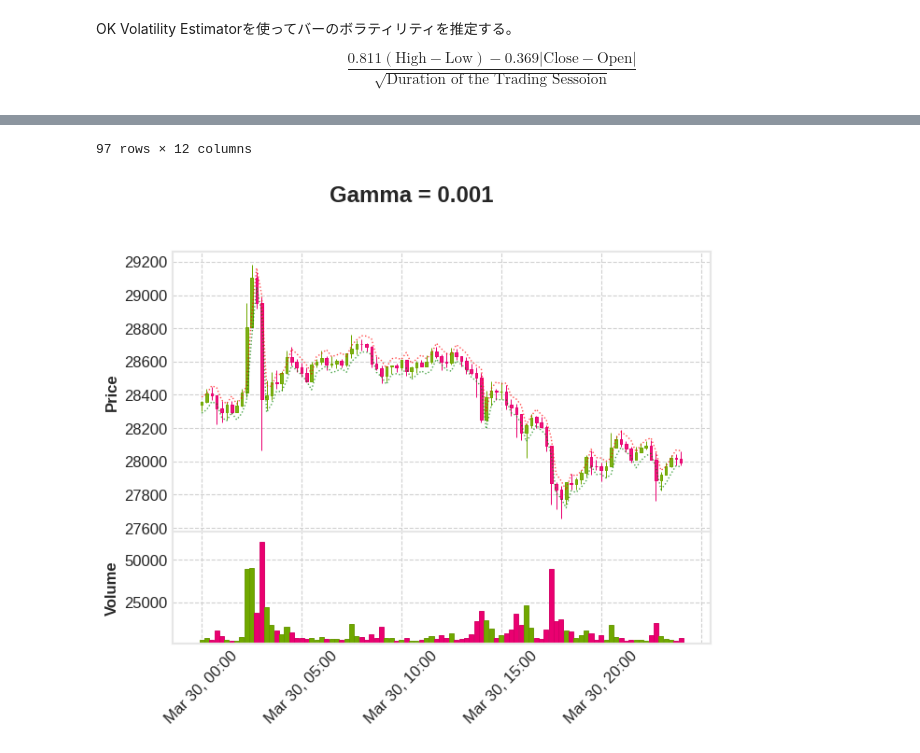
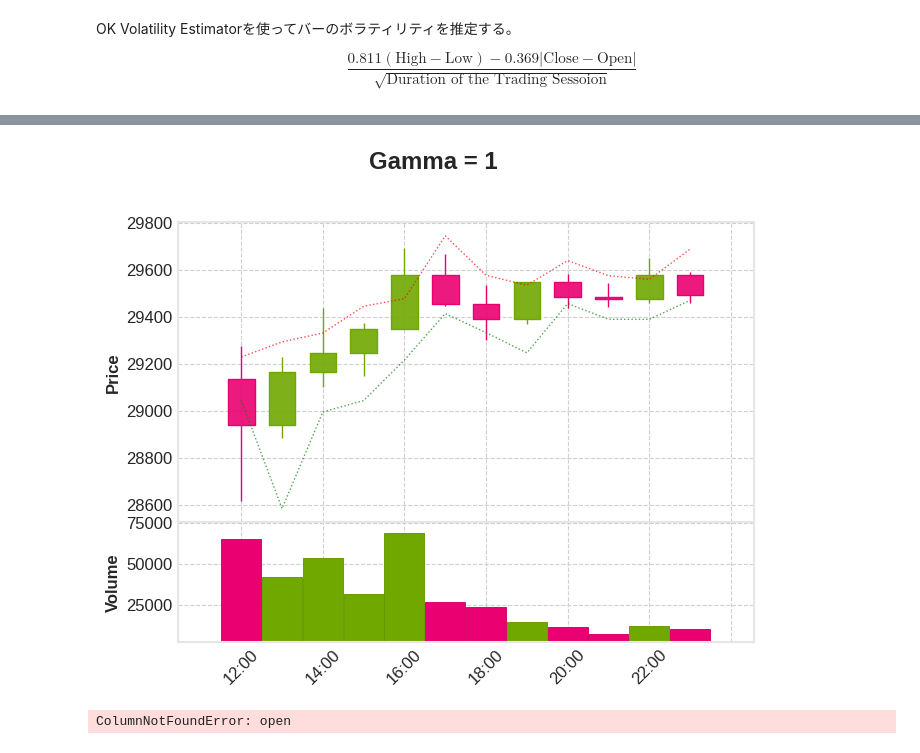
Before and after one commit to WannabeBotter/binance_utility, a Jupyter notebook: test.ipynb, the cells around one changed output, grey strips where cells are left out. Drawn from its saved outputs; the diff is of its cells as text; code cells hidden in the pictures.

```diff
--- a/test.ipynb
+++ b/test.ipynb
@@ -9,12 +9,12 @@ from datetime import date, timedelta, datetime, timezone
 
 from binance_utility.plot_utils import plot_correlation
 # %%
-# 約定履歴21日分を読み込む
+# 約定履歴21日分を読み込む。あらかじめdownload_trades.pyを使ってデータファイルをダウンロードしておくこと。
 days = 21
 symbol = "BTCUSDT"
 
 # 指定日から30日前までのデータを使いたい場合
-last_date = date(year=2023, month=3, day=31)
+last_date = date(year=2023, month=5, day=5)
 # 昨日から30日前までのデータを使いたい場合
 # last_date = (datetime.now(timezone.utc) - timedelta(days = 2)).date()
 start_date = last_date - timedelta(days=days)
@@ -22,8 +22,8 @@ start_date = last_date - timedelta(days=days)
 if "df_trades" in globals():
     del df_trades
 df_trades = None
+date_cursor = start_date
 
-date_cursor = start_date
 while date_cursor <= last_date:
     if df_trades is None:
         df_trades = pl.read_parquet(f"/home/jovyan/work/binance_utility/data/{symbol}_TRADES_{date_cursor.year:04d}-{date_cursor.month:02d}-{date_cursor.day:02d}.parquet")
@@ -49,6 +36,6 @@ shape: (9, 10)
 # %%
 # タイムバーを作成
-groupby_interval_min = 15
+groupby_interval_min = 30
 groupby_interval = groupby_interval_min * 60 * 1000
 
 df_timebar = df_trades.groupby_dynamic("timestamp", every=f"{int(groupby_interval)}i", closed="left").agg([pl.col("price").first().alias("Open"), pl.col("price").max().alias("High"), pl.col("price").min().alias("Low"), pl.col("price").last().alias("Close"), np.abs(pl.col("qty")).sum().alias("Volume"), pl.col("qty").sum().alias("qty_sum"), (pl.col("price").std() / np.sqrt(60)).alias("real_sigma")])
@@ -144,14 +131,14 @@ $$
 # %%
 # 各種定数
 Lambda = 1 / (15 * 60)
-a, alpha = [31.25918265, 0.81996346]
-b, c = [3.66447183e+01, 1.22613802e-02]
+a, alpha = [226.98638124, 1.1254549]
+b, c = [3.0534806e+01, 1.2302710e-02]
 
 # 定数から A exp(-k \delta)で利用するパラメータを計算
 A = Lambda / alpha * a / c
 k = alpha / b
 
-gamma = 0.001
+gamma = 1
 xi = gamma
 delta = 1
 
@@ -162,6 +149,6 @@ def delta_b_delta_a_with_xi(k, q, delta, sigma, A, gamma):
     return 2 / (xi * delta) * np.log(1 + (xi * delta) / k) + delta * np.sqrt((gamma * (sigma * np.sqrt(groupby_interval_min * 60)) ** 2) / (2 * A * delta * k) * np.power((1 + (xi * delta) / k), k / (xi * delta) + 1))
 
 df_timebar = df_timebar.with_columns((delta_b_delta_a_with_xi(k, 0, delta, pl.col("estimated_sigma").shift(), A, gamma).alias("delta_b_delta_a_xi")))
-df_timebar = df_timebar.with_columns((delta_b_delta_a(k, 0, delta, pl.col("estimated_sigma").shift(), A, gamma).alias("delta_b_delta_a")))
+df_timebar = df_timebar.with_columns((delta_b_delta_a(k, 0, delta, pl.col("estimated_sigma").shift(), A, gamma).alias("delta_b_delta_a"))).drop_nulls()
 df_timebar
 # %% [output]
@@ -197,14 +184,12 @@ import mplfinance as mpf
 df_timebar_pd = df_timebar.to_pandas()
 df_timebar_pd["timestamp"] = pd.to_datetime(df_timebar_pd["timestamp"], unit="ms")
 df_timebar_pd = df_timebar_pd.set_index("timestamp")
-df_timebar_pd_filtered = df_timebar_pd[(df_timebar_pd.index >= "2023-3-30") & (df_timebar_pd.index <= "2023-3-31")]
-
-display(df_timebar_pd_filtered)
+df_timebar_pd_filtered = df_timebar_pd[(df_timebar_pd.index >= "2023-5-05 12:00:00") & (df_timebar_pd.index <= "2023-5-06")]
 
 apdict = [
     mpf.make_addplot(df_timebar_pd_filtered["Open"] + df_timebar_pd_filtered["delta_b_delta_a"] / 2, panel=0, color='red', linestyle=':', width=1, alpha=0.7),
-    mpf.make_addplot(df_timebar_pd_filtered["Open"] - df_timebar_pd_filtered["delta_b_delta_a"] / 2, panel=0, color='green', linestyle=':', width=1, alpha=0.7),
-]
+    mpf.make_addplot(df_timebar_pd_filtered["Open"] - df_timebar_pd_filtered["delta_b_delta_a"] / 2, panel=0, color='green', linestyle=':', width=1, alpha=0.7)]
+
 mpf.plot(df_timebar_pd_filtered, type='candle', addplot=apdict, volume=True, style='binance', figscale=1.0, figsize=(8, 6), title=f"Gamma = {gamma}")
 plt.show()
 # %% [output]
@@ -224,5 +196,4 @@ plt.show()
-97 rows × 12 columns
-[figure, old version]
+[figure, new version]
 # %%
 plt.plot(df_timebar["timestamp"], df_timebar["open"], label="open")
 plt.plot(df_timebar["timestamp"], df_timebar["close"], label="close")
@@ -231,3 +202,5 @@ plt.plot(df_timebar["timestamp"], df_timebar["open"] - df_timebar["delta_b_delta
 plt.xlim(1678406400000, 1678406400000 + 15 * 60 * 1000 * 10)
 plt.ylim(19500, 20500)
 plt.legend()
+# %% [output]
+ColumnNotFoundError: open
```
Also changed, not shown: parts of 5 cells of this notebook.
